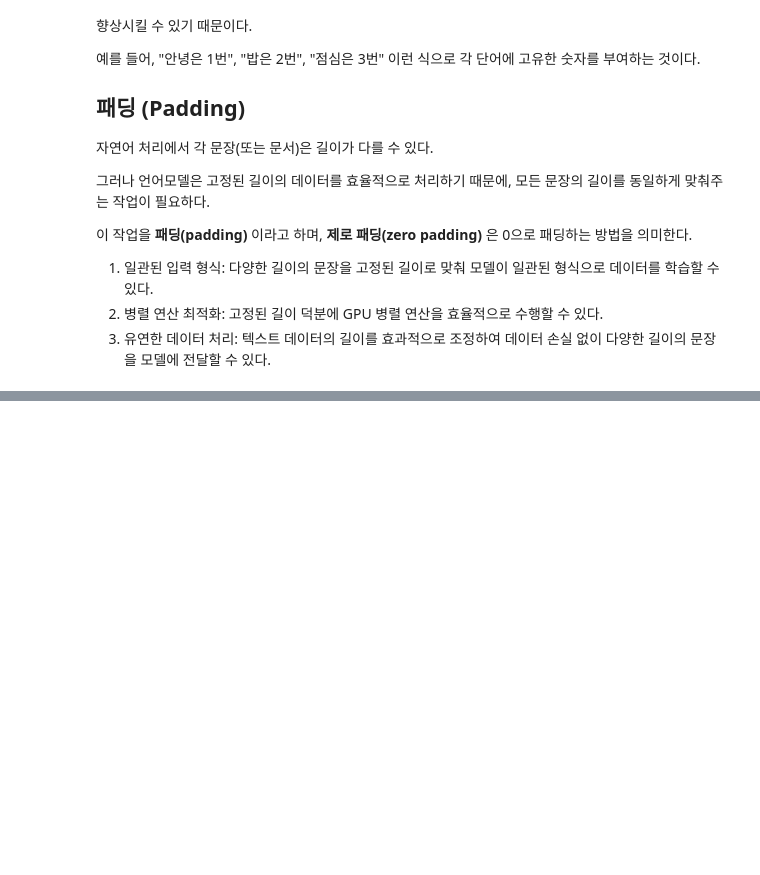
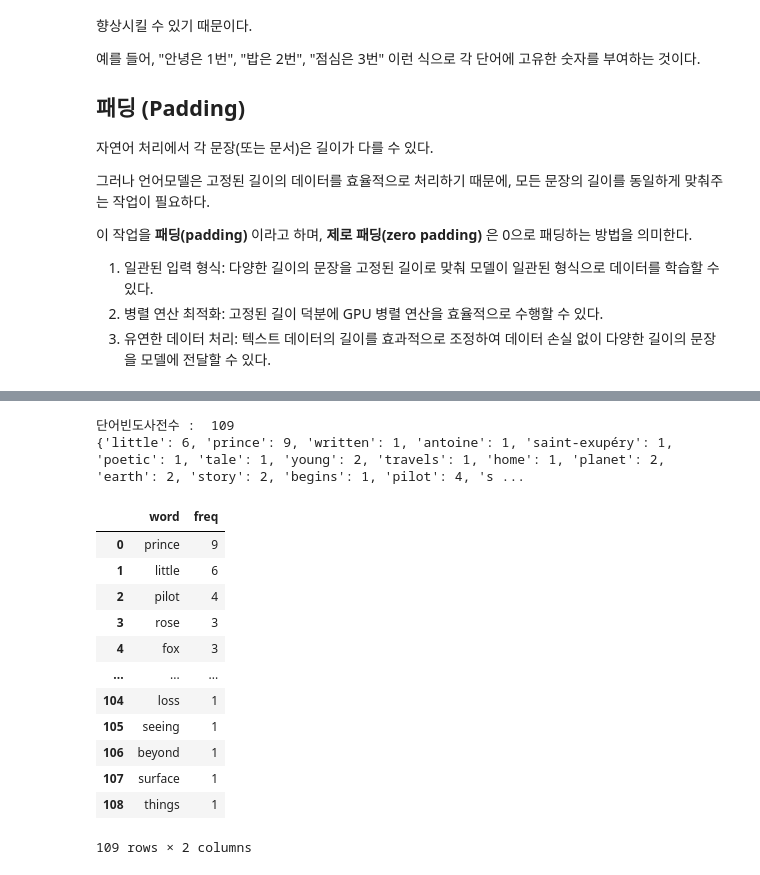
Before and after one commit to j-ai-616/07_deep_learning_nlp, a Jupyter notebook: 02_preprocessing/06_integer_encoding_padding.ipynb, the cells around one changed output, grey strips where cells are left out. Saved outputs shown, nothing was run; the diff lists cells and outputs as text; code cells hidden in the pictures; blank space fills up the shorter version.

```diff
--- a/02_preprocessing/06_integer_encoding_padding.ipynb
+++ b/02_preprocessing/06_integer_encoding_padding.ipynb
@@ -37,0 +40,24 @@ The narrative is a beautifully simple yet profound exploration of love, loss, an
+# %%
+# 문장 토큰화 및 단어 토큰화
+from nltk.tokenize import sent_tokenize, word_tokenize
+from nltk.corpus import stopwords
+
+sentences = sent_tokenize(raw_text)
+en_stopwords = stopwords.words('english')
+
+# 단어 사전 생성
+vocab = {}
+preprecessed_sentences = []
+
+for sentence in sentences:
+    sentence = sentence.lower()
+    tokens = word_tokenize(sentence)
+    # 불용어, 단어 길이 3개 미만 필터링
+    tokens = [token for token in tokens if token not in en_stopwords and len(token) > 2]
+    preprecessed_sentences.append(tokens)
+
+    # 단어 빈도 사전 추가
+    for token in tokens:
+        if token not in vocab:
+            vocab[token] = 0        # 초기 값 설정
+        vocab[token] += 1           # 있을 경우 값 증가
@@ -37,0 +81,27 @@ The narrative is a beautifully simple yet profound exploration of love, loss, an
+# %%
+print('단어빈도사전수 : ', len(vocab))
+print(vocab)
+# %% [output]
+단어빈도사전수 :  109
+{'little': 6, 'prince': 9, 'written': 1, 'antoine': 1, 'saint-exupéry': 1, 'poetic': 1, 'tale': 1, 'young': 2, 'travels': 1, 'home': 1, 'planet': 2, 'earth': 2, 'story': 2, 'begins': 1, 'pilot': 4, 's ...
+# %%
+# 빈도 수 역순으로 정렬
+import pandas as pd
+
+vocab_sorted = sorted(vocab.items(), key=lambda x:x[1], reverse=True)
+vocab_df = pd.DataFrame(vocab_sorted, columns=['word', 'freq'])
+vocab_df
+# %% [output]
+|  | word | freq |
+| 0 | prince | 9 |
+| 1 | little | 6 |
+| 2 | pilot | 4 |
+| 3 | rose | 3 |
+| 4 | fox | 3 |
+| ... | ... | ... |
+| 104 | loss | 1 |
+| 105 | seeing | 1 |
+| 106 | beyond | 1 |
+| 107 | surface | 1 |
+| 108 | things | 1 |
+109 rows × 2 columns
```
Also changed, not shown: parts of 18 cells of this notebook, 11 other files.
